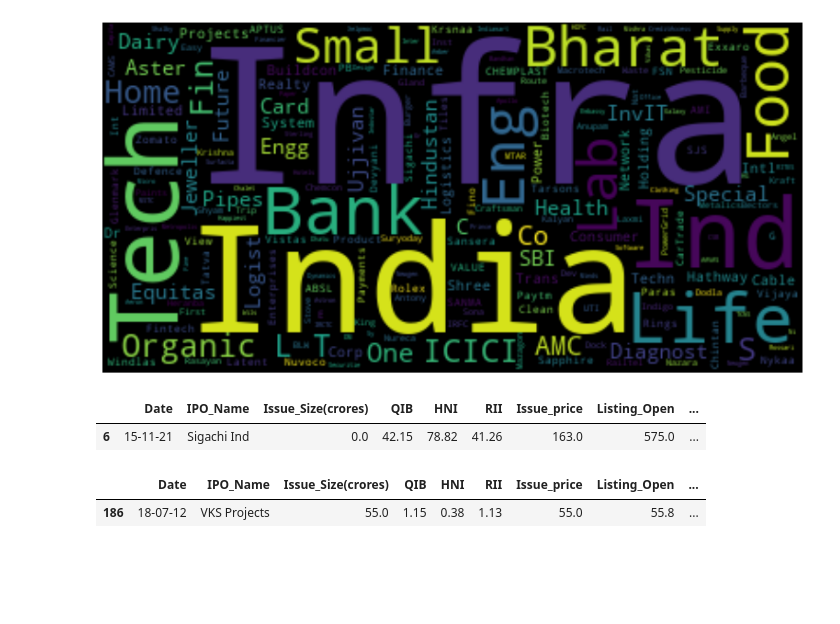
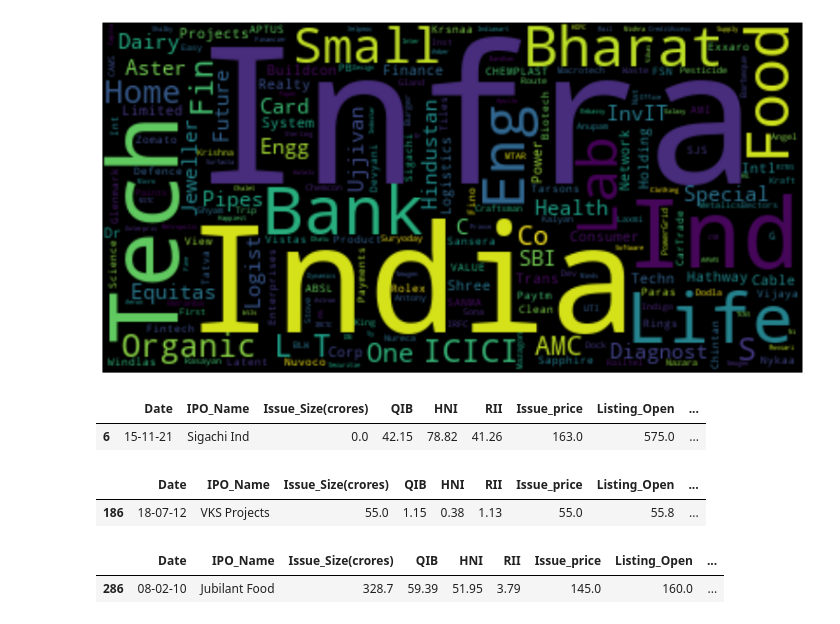
Before and after one commit to shubhankar-rai/indian-stock-ipo-data-analysis, a Jupyter notebook: main.ipynb, the cells around one changed output. Drawn from its saved outputs; the diff is of its cells as text; code cells hidden in the pictures; blank space fills up the shorter version.

```diff
--- a/main.ipynb
+++ b/main.ipynb
@@ -137,0 +144,6 @@ x2
+# %%
+x3 = df[df["IPO_Name"] == "Jubilant Food"]
+x3
+# %% [output]
+|  | Date | IPO_Name | Issue_Size(crores) | QIB | HNI | RII | Issue_price | Listing_Open | ... |
+| 286 | 08-02-10 | Jubilant Food | 328.7 | 59.39 | 51.95 | 3.79 | 145.0 | 160.0 | ... |
```
Also changed, not shown: parts of 1 cell of this notebook.
